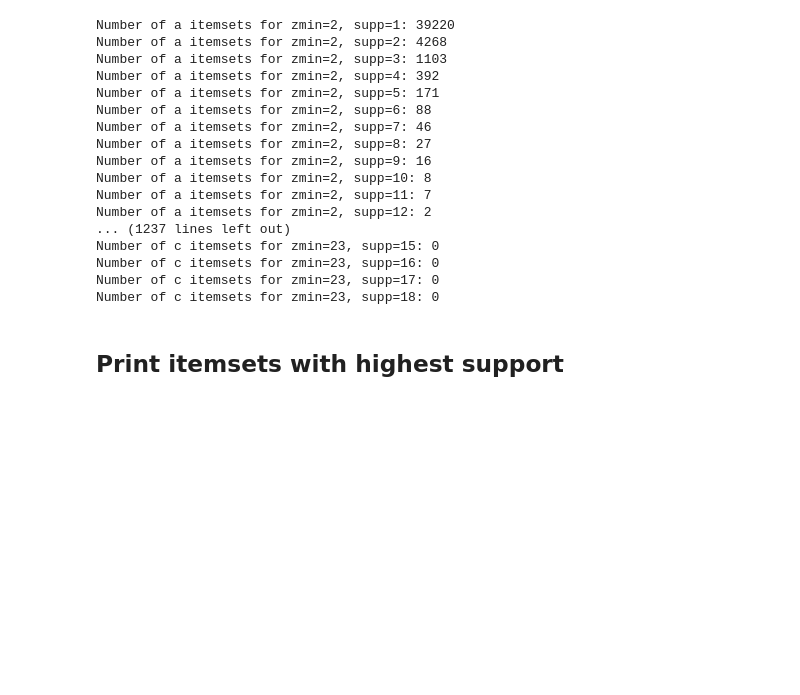
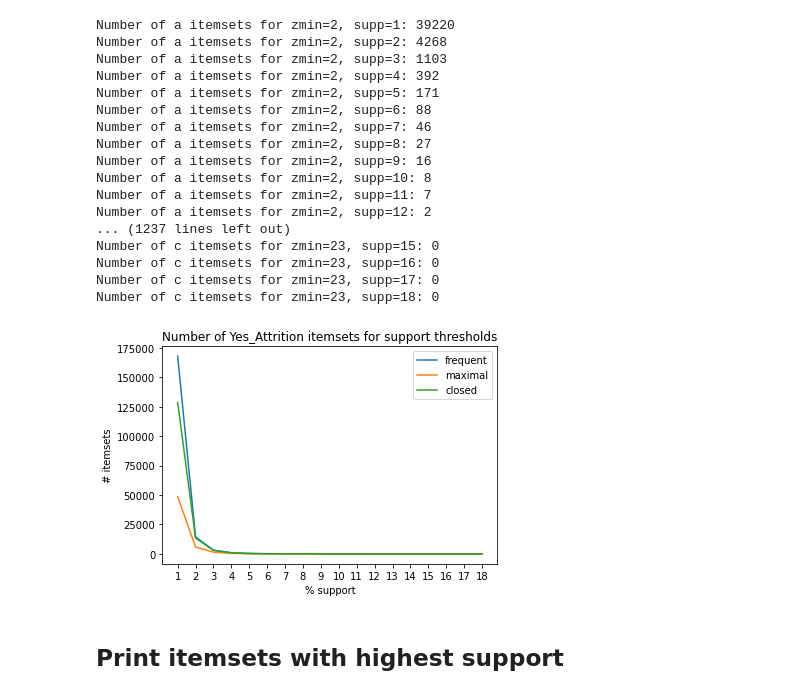
Before and after one commit to Mariabba/DataMining1_Fundamentals, a Jupyter notebook: notebook/PatternMining/Pattern_Mining_Alexandra/Yes_Attrition_Itemsets_Support_Insight.ipynb, the cells around one changed output. Drawn from its saved outputs; the diff is of its cells as text; code cells hidden in the pictures; blank space fills up the shorter version.

```diff
--- a/notebook/PatternMining/Pattern_Mining_Alexandra/Yes_Attrition_Itemsets_Support_Insight.ipynb
+++ b/notebook/PatternMining/Pattern_Mining_Alexandra/Yes_Attrition_Itemsets_Support_Insight.ipynb
@@ -403,5 +403,38 @@ Number of c itemsets for zmin=23, supp=15: 0
 Number of c itemsets for zmin=23, supp=16: 0
 Number of c itemsets for zmin=23, supp=17: 0
 Number of c itemsets for zmin=23, supp=18: 0
+# %%
+def draw_multi_support_curves():
+    y_a = [0]*len(support_range)
+    y_m = [0]*len(support_range)
+    y_c = [0]*len(support_range)
+
+    for zmin in zmin_range:
+        for supp, i in zip(support_range, range(0, len(support_range))):
+            for itemset_type in itemset_types:
+                if itemset_type == 'a':
+                    y_a[i] += int(global_itemsets_info[str(zmin)][str(supp)][str(itemset_type)])
+                elif itemset_type == 'm':
+                    y_m[i] += int(global_itemsets_info[str(zmin)][str(supp)][str(itemset_type)])
+                elif itemset_type == 'c':
+                    y_c[i] += int(global_itemsets_info[str(zmin)][str(supp)][str(itemset_type)])
+                else:
+                    print("Error itemset_type %s" % itemset_type)
+                    sys.exit(-1)
+
+    multi_y = [y_a, y_m, y_c]
+    labels = ["frequent", "maximal", "closed"]
+    for i in range(0, len(labels)):
+        plt.plot(support_range, multi_y[i], label=labels[i])
+    plt.title("Number of Yes_Attrition itemsets for support thresholds")
+    plt.xticks(np.arange(min(support_range), max(support_range)+1, 1.0))
+    plt.xlabel("% support")
+    plt.ylabel("# itemsets")
+    plt.legend()
+    plt.show()
+# %%
+draw_multi_support_curves()
+# %% [output]
+[figure, added]
 # %% [markdown]
 <h2> Print itemsets with highest support</h2>
```
Also changed, not shown: parts of 7 cells of this notebook, 9 other files.
